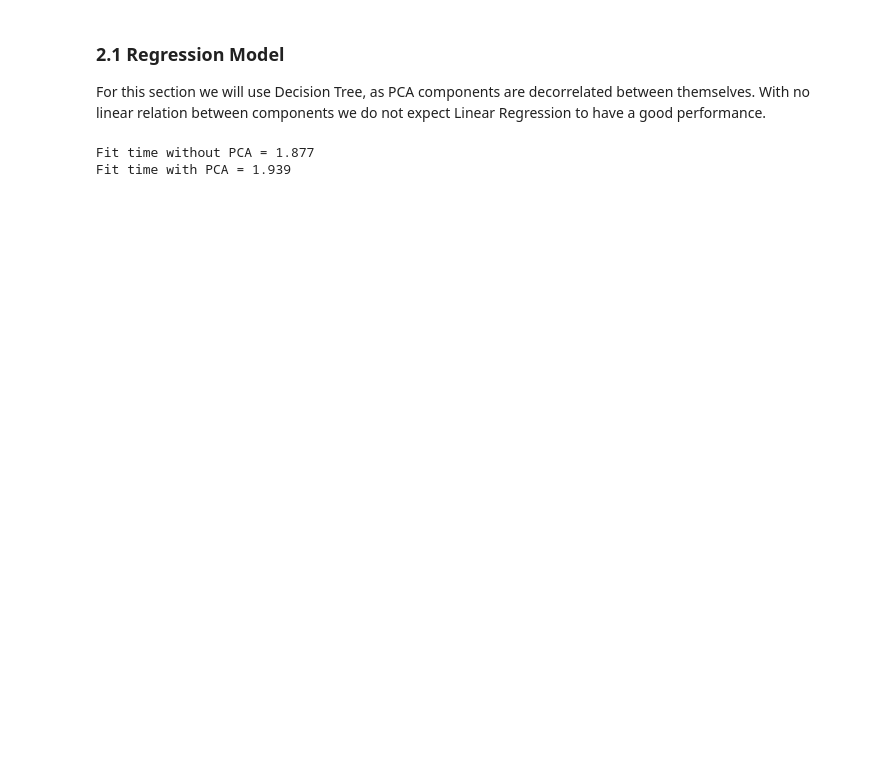
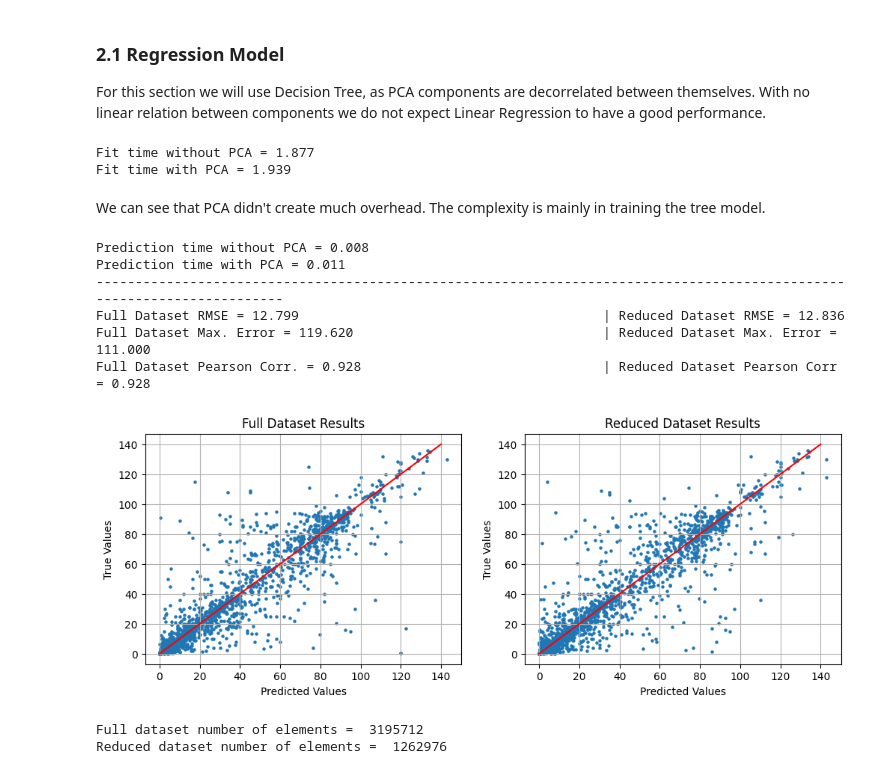
Before and after one commit to joelpoliveira/DataMiningCourse, a Jupyter notebook: Projeto/HA_1/main_.ipynb, the cells around one changed output. Drawn from its saved outputs; the diff is of its cells as text; code cells hidden in the pictures; blank space fills up the shorter version.

```diff
--- a/Projeto/HA_1/main_.ipynb
+++ b/Projeto/HA_1/main_.ipynb
@@ -128,3 +151,59 @@ print(f"Fit time with PCA = {time() - t:.3f}")
 # %% [output]
 Fit time without PCA = 1.877
 Fit time with PCA = 1.939
+# %% [markdown]
+We can see that PCA didn't create much overhead. The complexity is mainly in training the tree model.
+# %%
+def scatter(y_test, preds, ax, ylabel="True Values", xlabel="Predicted Values", title=""):
+    ax.scatter(preds,y_test, s=5)
+    ax.set_xlabel(xlabel)
+    ax.set_ylabel(ylabel)
+    ax.set_title(title)
+    ax.plot([0,140],[0,140], "r")
+    ax.grid()
+# %%
+t = time()
+preds = dtr.predict(X_test)
+print(f"Prediction time without PCA = {time() - t:.3f}")
+t=time()
+preds_pca = dtr_pca.predict(X_test)
+print(f"Prediction time with PCA = {time() - t:.3f}", end="\n"+"-"*120+"\n")
+#Compute RMSE
+rmse = mean_squared_error(y_test, preds, squared=False)
+rmse_pca = mean_squared_error(y_test, preds_pca, squared=False)
+#Compute Maximum Error
+max_err = max_error(y_test, preds)
+max_err_pca = max_error(y_test, preds_pca)
+#Compute Pearson Correlation between predictions and original data
+pearson_r = np.corrcoef(y_test, preds)[0,1]
+pearson_r_pca = np.corrcoef(y_test, preds_pca)[0,1]
+
+print(f"Full Dataset RMSE = {rmse:.3f}", "\t"*5,  f"| Reduced Dataset RMSE = {rmse_pca:.3f}")
+print(f"Full Dataset Max. Error = {max_err:.3f}", "\t"*4, f"| Reduced Dataset Max. Error = {max_err_pca:.3f}")
+print(f"Full Dataset Pearson Corr. = {pearson_r:.3f}", "\t"*4, f"| Reduced Dataset Pearson Corr = {pearson_r_pca:.3f}")
+f, ax = plt.subplots(1,2,figsize=(12,4))
+
+scatter(y_test, preds, ax[0], title="Full Dataset Results")
+scatter(y_test, preds_pca, ax[1],title="Reduced Dataset Results")
+# %% [output]
+Prediction time without PCA = 0.008
+Prediction time with PCA = 0.011
+------------------------------------------------------------------------------------------------------------------------
+Full Dataset RMSE = 12.799                                       | Reduced Dataset RMSE = 12.836
+Full Dataset Max. Error = 119.620                                | Reduced Dataset Max. Error = 111.000
+Full Dataset Pearson Corr. = 0.928                               | Reduced Dataset Pearson Corr = 0.928
+[figure, added]
+# %%
+print(
+    "Full dataset number of elements = ",
+    np.prod(X_train.shape),
+    "\nReduced dataset number of elements = ",
+    np.prod(
+        PCA(n_components=0.9, svd_solver="full").fit_transform(
+            StandardScaler().fit_transform(X_train)
+        ).shape
+    ),
+)
+# %% [output]
+Full dataset number of elements =  3195712
+Reduced dataset number of elements =  1262976
```
Also changed, not shown: parts of 20 cells of this notebook.
